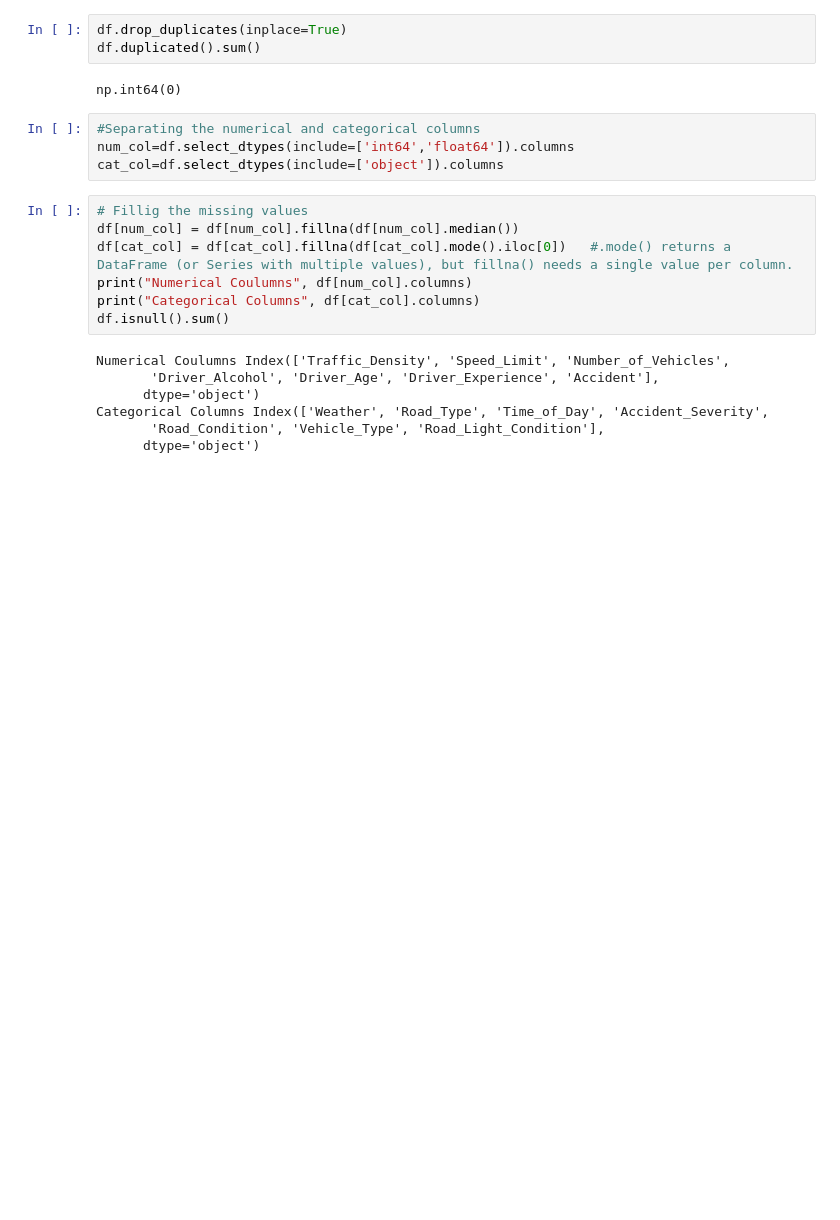
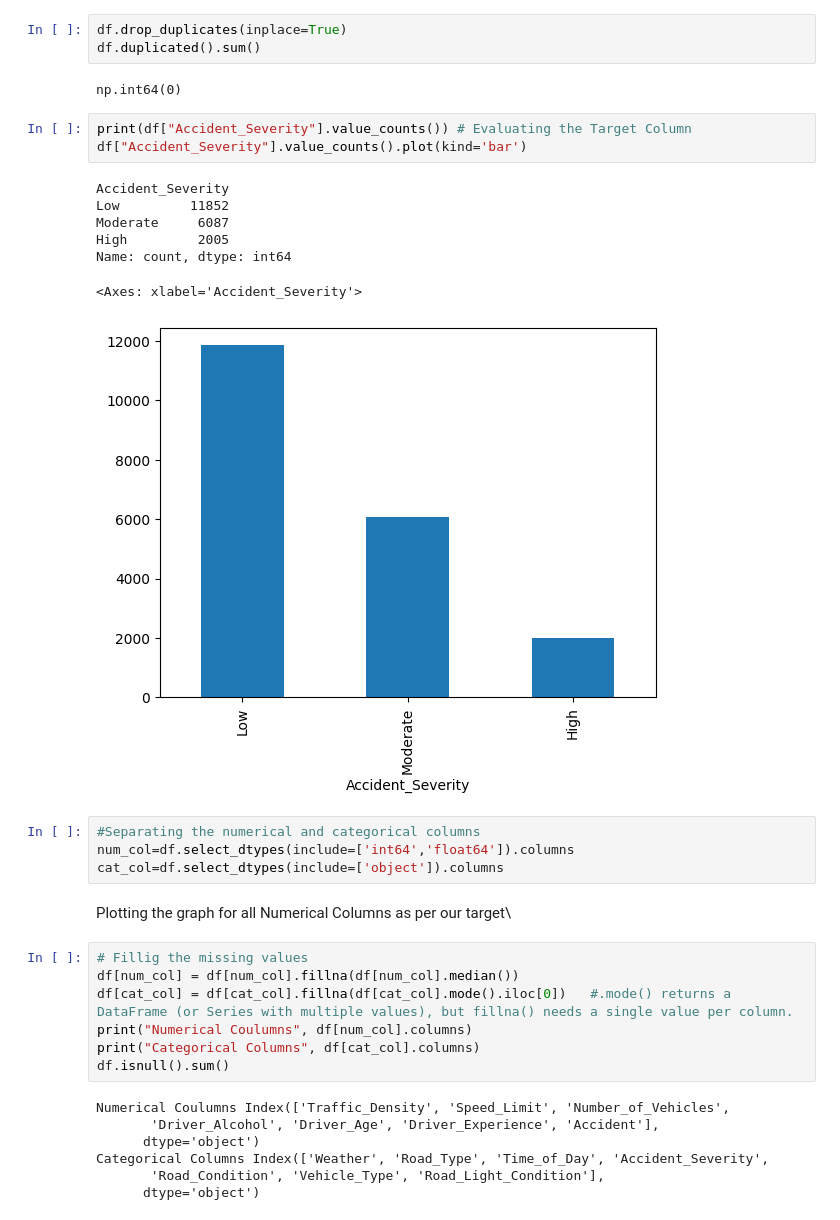
Before and after one commit to Anupampal1992/Group-Project, a Jupyter notebook: Traffic_Accident.ipynb, the cells around one changed output. Drawn from its saved outputs; the diff is of its cells as text; blank space fills up the shorter version.

```diff
--- a/Traffic_Accident.ipynb
+++ b/Traffic_Accident.ipynb
@@ -139,10 +139,23 @@ df.drop_duplicates(inplace=True)
 df.duplicated().sum()
 # %% [output]
 np.int64(0)
+# %%
+print(df["Accident_Severity"].value_counts()) # Evaluating the Target Column
+df["Accident_Severity"].value_counts().plot(kind='bar')
+# %% [output]
+Accident_Severity
+Low         11852
+Moderate     6087
+High         2005
+Name: count, dtype: int64
+<Axes: xlabel='Accident_Severity'>
+[figure, added]
 # %%
 #Separating the numerical and categorical columns
 num_col=df.select_dtypes(include=['int64','float64']).columns
 cat_col=df.select_dtypes(include=['object']).columns
+# %% [markdown]
+Plotting the graph for all Numerical Columns as per our target\
 # %%
 # Fillig the missing values
 df[num_col] = df[num_col].fillna(df[num_col].median())
```
Also changed, not shown: parts of 1 cell of this notebook.
